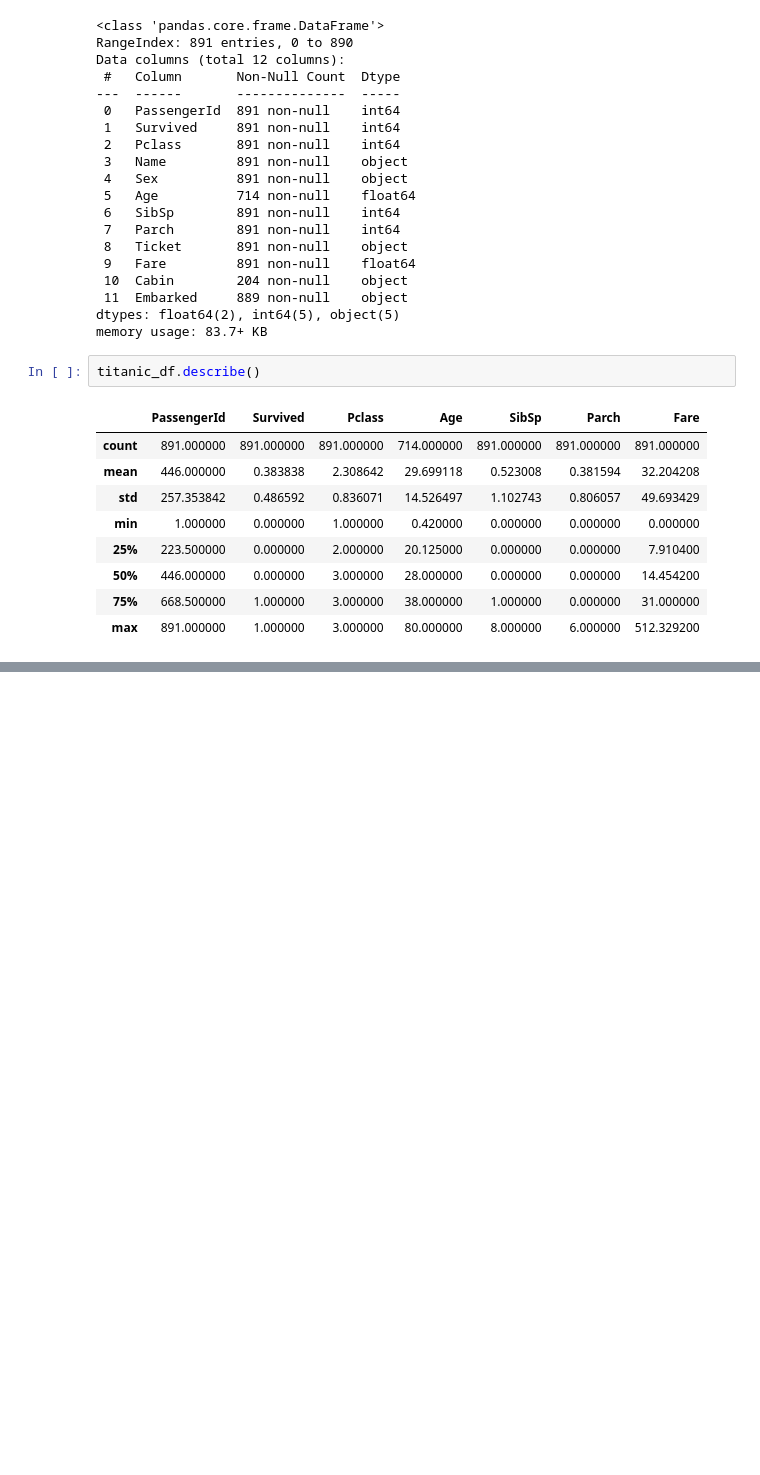
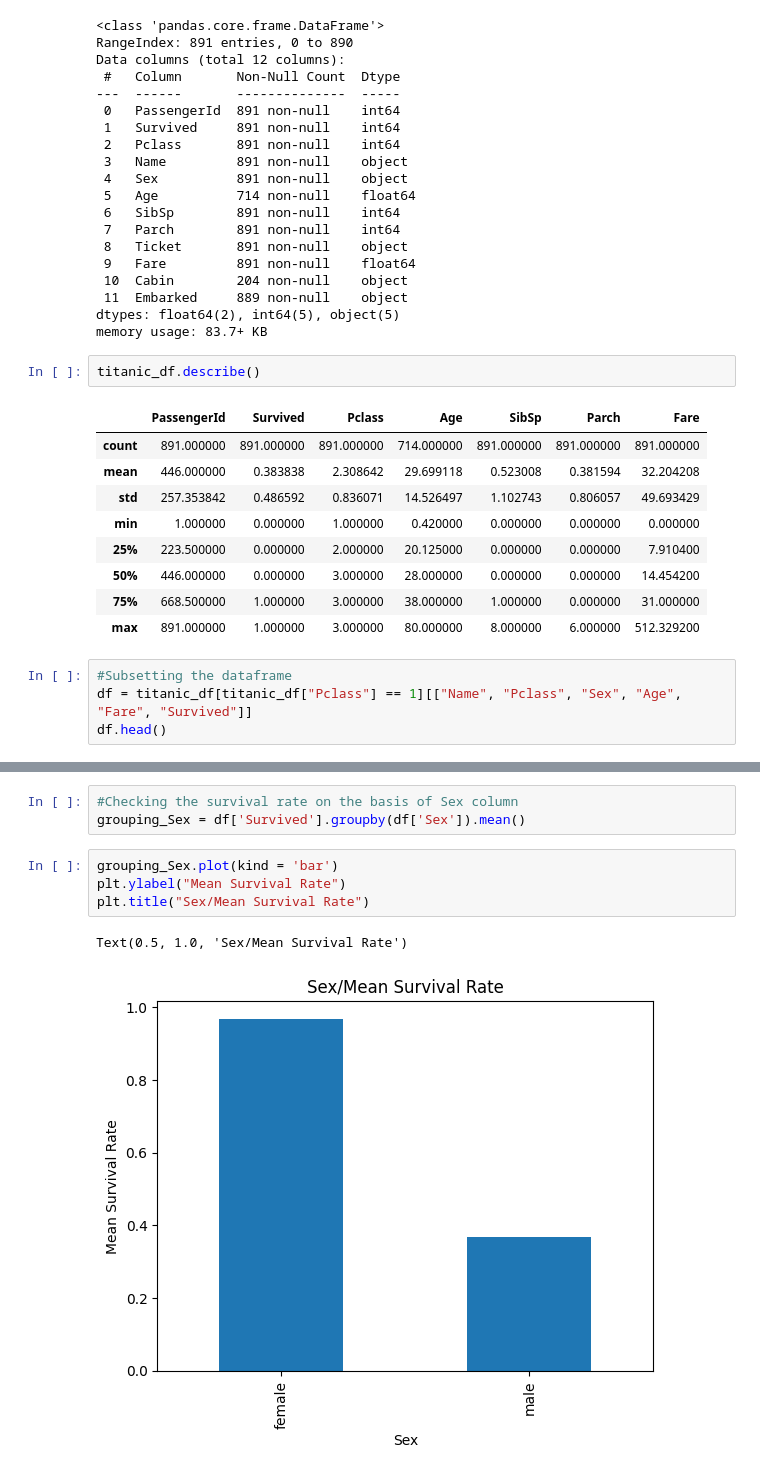
Before and after one commit to rohitkhadka1/5CS037-2024, a Jupyter notebook: Worksheets/2407942_Rohit_Khadka_Worksheet_2.ipynb, the cells around one changed output, grey strips where cells are left out. Cells and saved outputs as stored; diff of their text form; blank space fills up the shorter version.

```diff
--- a/Worksheets/2407942_Rohit_Khadka_Worksheet_2.ipynb
+++ b/Worksheets/2407942_Rohit_Khadka_Worksheet_2.ipynb
@@ -262,3 +319,7 @@ titanic_df.describe()
 | 50% | 446.000000 | 0.000000 | 3.000000 | 28.000000 | 0.000000 | 0.000000 | 14.454200 |
 | 75% | 668.500000 | 1.000000 | 3.000000 | 38.000000 | 1.000000 | 0.000000 | 31.000000 |
 | max | 891.000000 | 1.000000 | 3.000000 | 80.000000 | 8.000000 | 6.000000 | 512.329200 |
+# %%
+#Subsetting the dataframe
+df = titanic_df[titanic_df["Pclass"] == 1][["Name", "Pclass", "Sex", "Age", "Fare", "Survived"]]
+df.head()
@@ -264,0 +395,10 @@ titanic_df.describe()
+# %%
+#Checking the survival rate on the basis of Sex column
+grouping_Sex = df['Survived'].groupby(df['Sex']).mean()
+# %%
+grouping_Sex.plot(kind = 'bar')
+plt.ylabel("Mean Survival Rate")
+plt.title("Sex/Mean Survival Rate")
+# %% [output]
+Text(0.5, 1.0, 'Sex/Mean Survival Rate')
+[figure, added]
```
Also changed, not shown: parts of 24 cells of this notebook.
